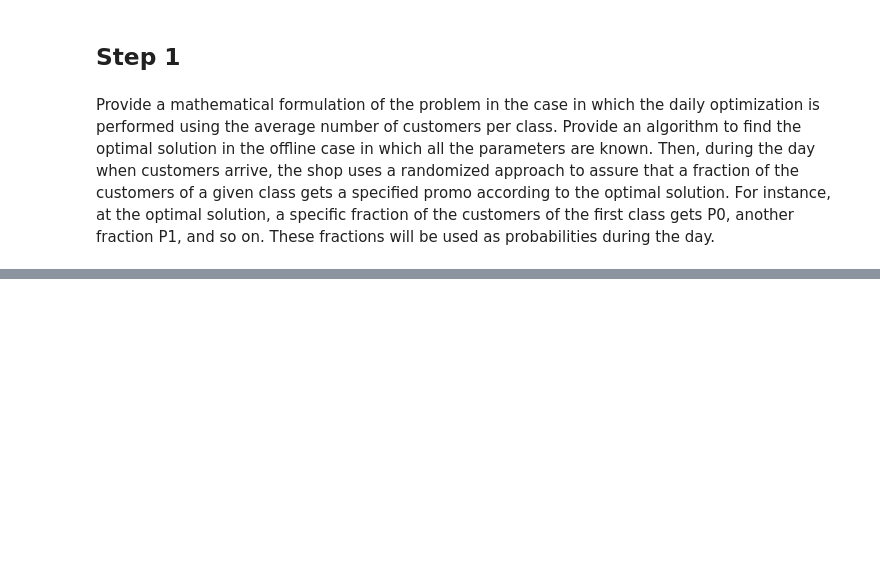
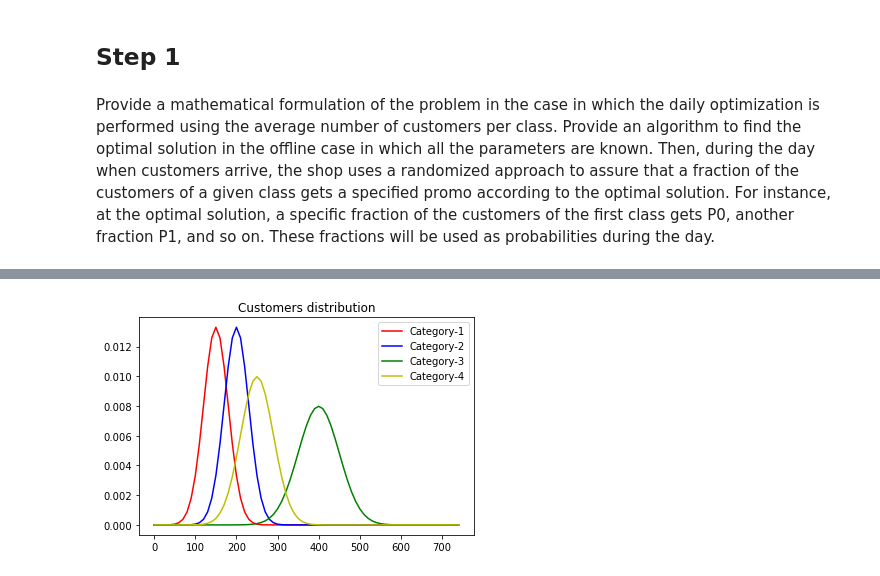
Before and after one commit to simonemarfo/DIA_project_2021, a Jupyter notebook: DIA_2021_Pricing&Matching.ipynb, the cells around one changed output, grey strips where cells are left out. Cells and saved outputs as stored; diff of their text form; code cells hidden in the pictures; blank space fills up the shorter version.

```diff
--- a/DIA_2021_Pricing&Matching.ipynb
+++ b/DIA_2021_Pricing&Matching.ipynb
@@ -72,0 +286,4 @@ We compared the obtained rewards with other different strategy: always proposing
+# %%
+ctx.plot_customers_distribution()
+# %% [output]
+[figure, added]
```
Also changed, not shown: parts of 8 cells of this notebook.
